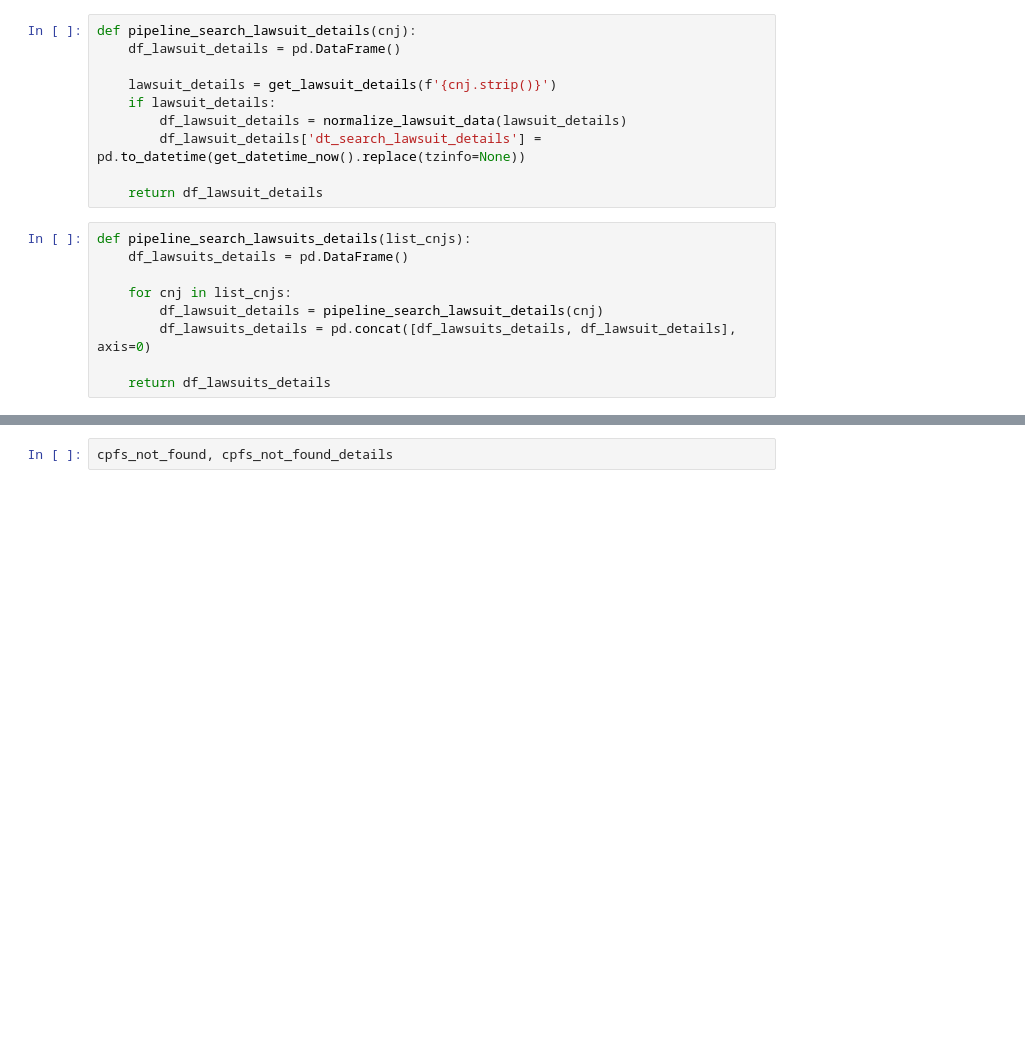
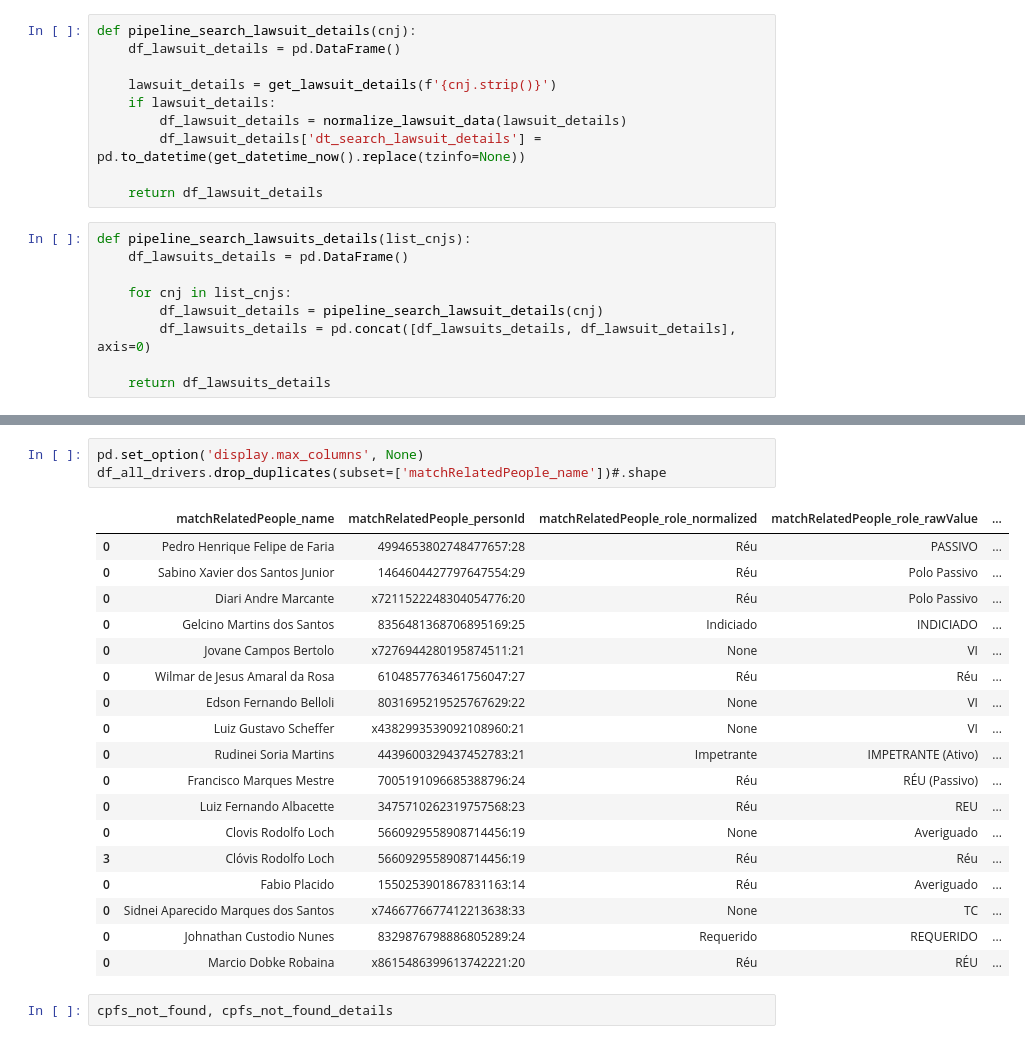
Before and after one commit to Felipe-Coutinho-Carguero/experiments-jusbrasil, a Jupyter notebook: experimentos.ipynb, the cells around one changed output, grey strips where cells are left out. Saved outputs shown, nothing was run; the diff lists cells and outputs as text; blank space fills up the shorter version.

```diff
--- a/experimentos.ipynb
+++ b/experimentos.ipynb
@@ -239,3 +286,25 @@ df_all_drivers.head()
+# %%
+pd.set_option('display.max_columns', None)
+df_all_drivers.drop_duplicates(subset=['matchRelatedPeople_name'])#.shape
+# %% [output]
+|  | matchRelatedPeople_name | matchRelatedPeople_personId | matchRelatedPeople_role_normalized | matchRelatedPeople_role_rawValue | ... |
+| 0 | Pedro Henrique Felipe de Faria | 4994653802748477657:28 | Réu | PASSIVO | ... |
+| 0 | Sabino Xavier dos Santos Junior | 1464604427797647554:29 | Réu | Polo Passivo | ... |
+| 0 | Diari Andre Marcante | x7211522248304054776:20 | Réu | Polo Passivo | ... |
+| 0 | Gelcino Martins dos Santos | 8356481368706895169:25 | Indiciado | INDICIADO | ... |
+| 0 | Jovane Campos Bertolo | x7276944280195874511:21 | None | VI | ... |
+| 0 | Wilmar de Jesus Amaral da Rosa | 6104857763461756047:27 | Réu | Réu | ... |
+| 0 | Edson Fernando Belloli | 8031695219525767629:22 | None | VI | ... |
+| 0 | Luiz Gustavo Scheffer | x4382993539092108960:21 | None | VI | ... |
+| 0 | Rudinei Soria Martins | 4439600329437452783:21 | Impetrante | IMPETRANTE (Ativo) | ... |
+| 0 | Francisco Marques Mestre | 7005191096685388796:24 | Réu | RÉU (Passivo) | ... |
+| 0 | Luiz Fernando Albacette | 3475710262319757568:23 | Réu | REU | ... |
+| 0 | Clovis Rodolfo Loch | 5660929558908714456:19 | None | Averiguado | ... |
+| 3 | Clóvis Rodolfo Loch | 5660929558908714456:19 | Réu | Réu | ... |
+| 0 | Fabio Placido | 1550253901867831163:14 | Réu | Averiguado | ... |
+| 0 | Sidnei Aparecido Marques dos Santos | x7466776677412213638:33 | None | TC | ... |
+| 0 | Johnathan Custodio Nunes | 8329876798886805289:24 | Requerido | REQUERIDO | ... |
+| 0 | Marcio Dobke Robaina | x8615486399613742221:20 | Réu | RÉU | ... |
 # %%
 cpfs_not_found, cpfs_not_found_details
 # %% [output]
```
Also changed, not shown: parts of 21 cells of this notebook, 2 other files.
